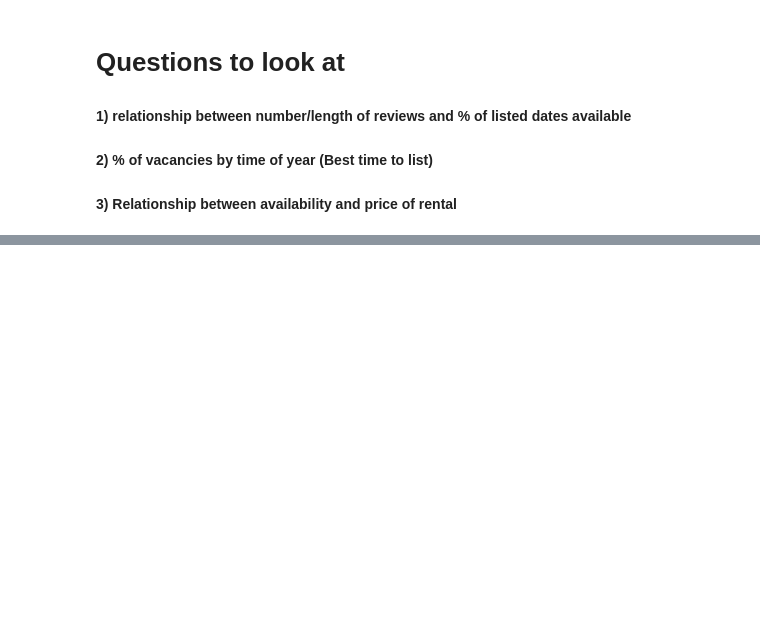
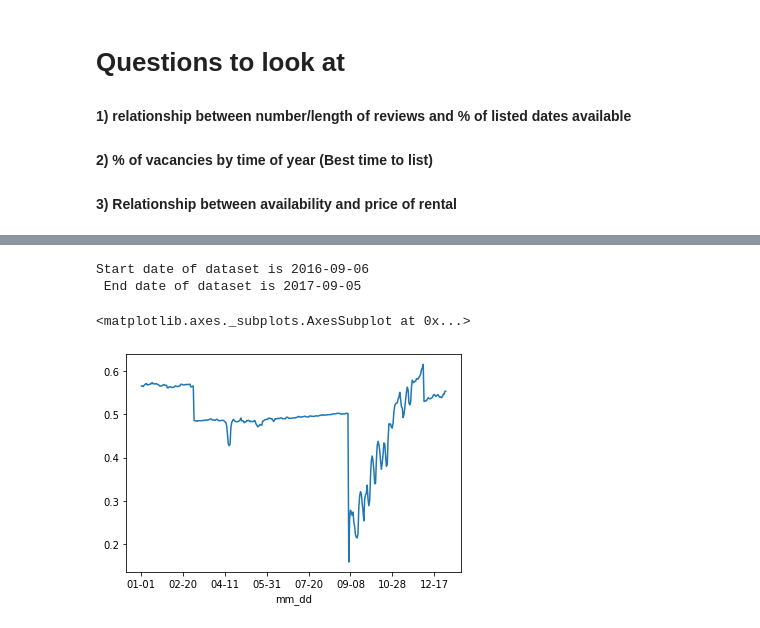
Before and after one commit to ogurashi/Boston-AirBnB-Analysis, a Jupyter notebook: rentals.ipynb, the cells around one changed output, grey strips where cells are left out. Drawn from its saved outputs; the diff is of its cells as text; code cells hidden in the pictures; blank space fills up the shorter version.

```diff
--- a/rentals.ipynb
+++ b/rentals.ipynb
@@ -236,0 +318,12 @@ AttributeError: 'SeriesGroupBy' object has no attribute 'average'
+# %%
+print('Start date of dataset is {}\n End date of dataset is {}'.format(calendar.date.min(),calendar.date.max()))
+# %% [output]
+Start date of dataset is 2016-09-06
+ End date of dataset is 2017-09-05
+# %%
+calendar['mm_dd'] = calendar['date'].apply(lambda x: str(x.split('-')[1])+'-' +str(x.split('-')[2]))
+# %%
+calendar.groupby(by = 'mm_dd')['available'].mean().plot()
+# %% [output]
+<matplotlib.axes._subplots.AxesSubplot at 0x...>
+[figure, added]
```
Also changed, not shown: parts of 19 cells of this notebook.
